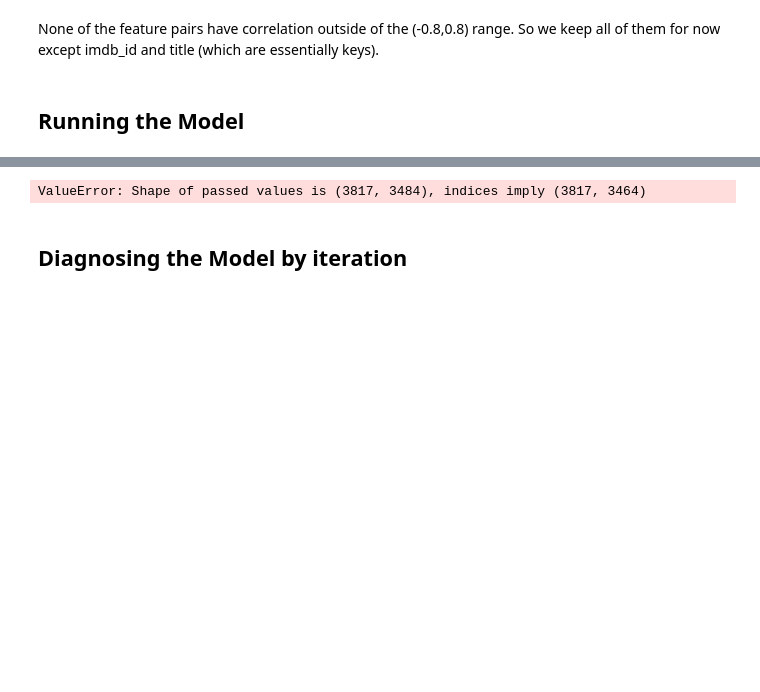
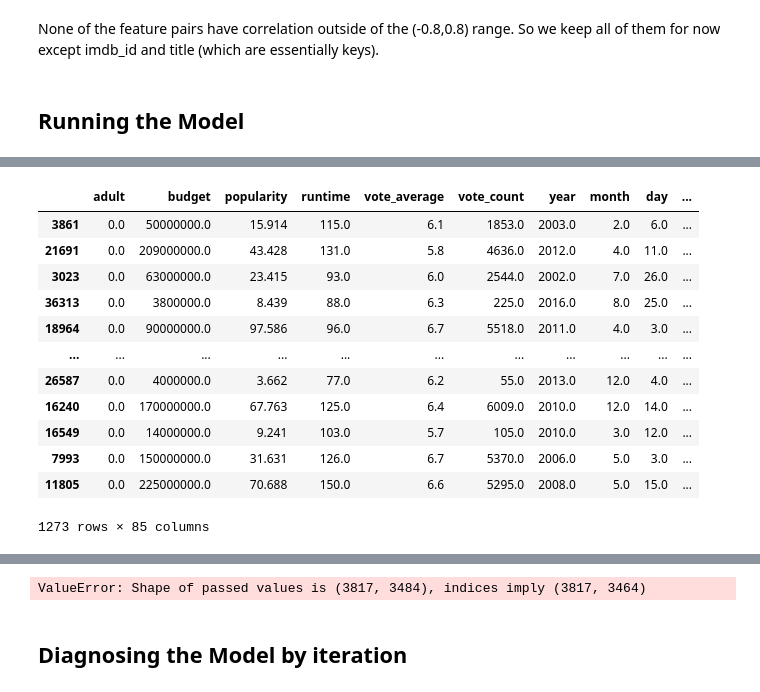
Before and after one commit to Numann-Malik/IMDB, a Jupyter notebook: IMDB_LInear_Regression_Models.ipynb, the cells around one changed output, grey strips where cells are left out. Cells and saved outputs as stored; diff of their text form; code cells hidden in the pictures; blank space fills up the shorter version.

```diff
--- a/IMDB_LInear_Regression_Models.ipynb
+++ b/IMDB_LInear_Regression_Models.ipynb
@@ -514,0 +587,18 @@ ColumnTransformer(remainder='passthrough',
+# %%
+X_test_tf = pd.DataFrame( preprocessor.transform(X_test),
+                         columns=final_features, index=X_test.index)
+X_test_tf
+# %% [output]
+|  | adult | budget | popularity | runtime | vote_average | vote_count | year | month | day | ... |
+| 3861 | 0.0 | 50000000.0 | 15.914 | 115.0 | 6.1 | 1853.0 | 2003.0 | 2.0 | 6.0 | ... |
+| 21691 | 0.0 | 209000000.0 | 43.428 | 131.0 | 5.8 | 4636.0 | 2012.0 | 4.0 | 11.0 | ... |
+| 3023 | 0.0 | 63000000.0 | 23.415 | 93.0 | 6.0 | 2544.0 | 2002.0 | 7.0 | 26.0 | ... |
+| 36313 | 0.0 | 3800000.0 | 8.439 | 88.0 | 6.3 | 225.0 | 2016.0 | 8.0 | 25.0 | ... |
+| 18964 | 0.0 | 90000000.0 | 97.586 | 96.0 | 6.7 | 5518.0 | 2011.0 | 4.0 | 3.0 | ... |
+| ... | ... | ... | ... | ... | ... | ... | ... | ... | ... | ... |
+| 26587 | 0.0 | 4000000.0 | 3.662 | 77.0 | 6.2 | 55.0 | 2013.0 | 12.0 | 4.0 | ... |
+| 16240 | 0.0 | 170000000.0 | 67.763 | 125.0 | 6.4 | 6009.0 | 2010.0 | 12.0 | 14.0 | ... |
+| 16549 | 0.0 | 14000000.0 | 9.241 | 103.0 | 5.7 | 105.0 | 2010.0 | 3.0 | 12.0 | ... |
+| 7993 | 0.0 | 150000000.0 | 31.631 | 126.0 | 6.7 | 5370.0 | 2006.0 | 5.0 | 3.0 | ... |
+| 11805 | 0.0 | 225000000.0 | 70.688 | 150.0 | 6.6 | 5295.0 | 2008.0 | 5.0 | 15.0 | ... |
+1273 rows × 85 columns
```
Also changed, not shown: parts of 26 cells of this notebook.
